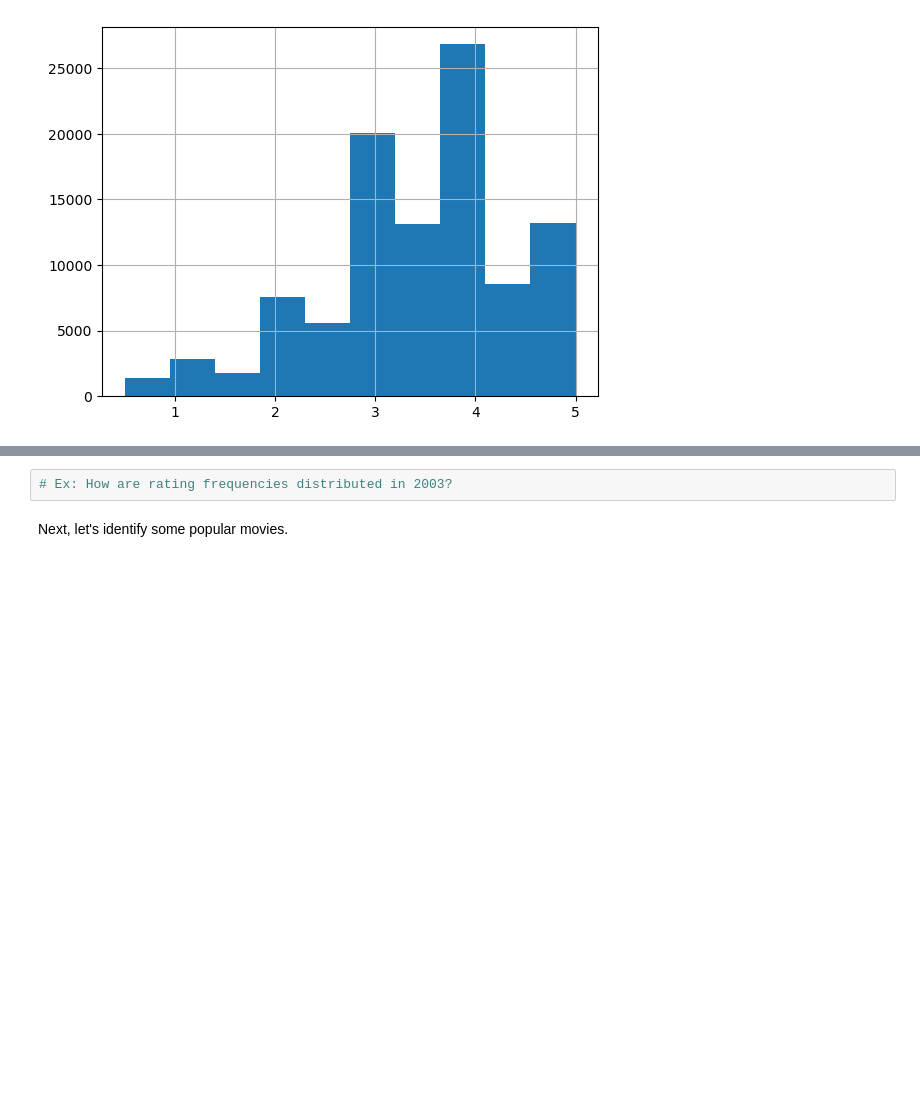
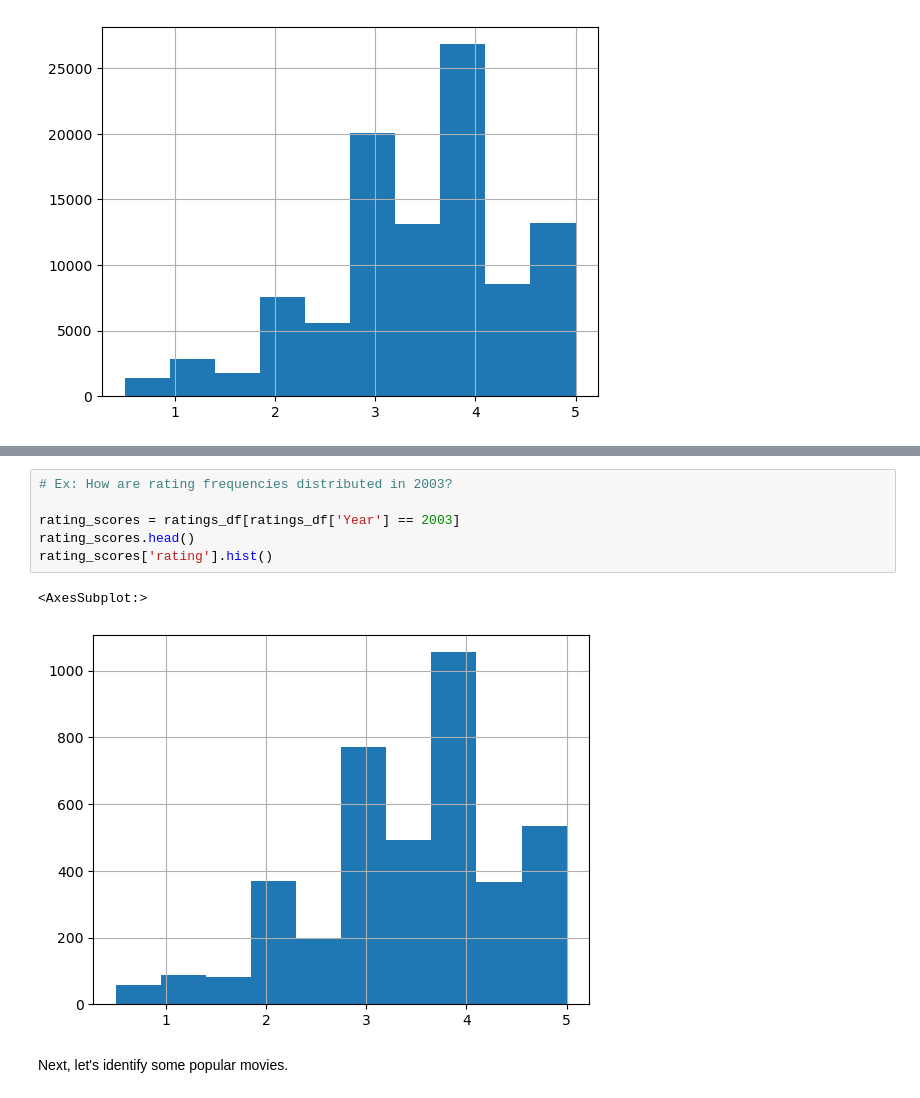
Before and after one commit to ch00226855/CMP464788Spring2023, a Jupyter notebook: Week05_DataFrameQueries.ipynb, the cells around one changed output, grey strips where cells are left out. Drawn from its saved outputs; the diff is of its cells as text; blank space fills up the shorter version.

```diff
--- a/Week05_DataFrameQueries.ipynb
+++ b/Week05_DataFrameQueries.ipynb
@@ -316,5 +356,12 @@ ratings_2018['rating'].hist()
 # %%
 # Ex: How are rating frequencies distributed in 2003?
+
+rating_scores = ratings_df[ratings_df['Year'] == 2003]
+rating_scores.head()
+rating_scores['rating'].hist()
+# %% [output]
+<AxesSubplot:>
+[figure, added]
 # %% [markdown]
 Next, let's identify some popular movies.
 # %%
```
Also changed, not shown: parts of 28 cells of this notebook.
